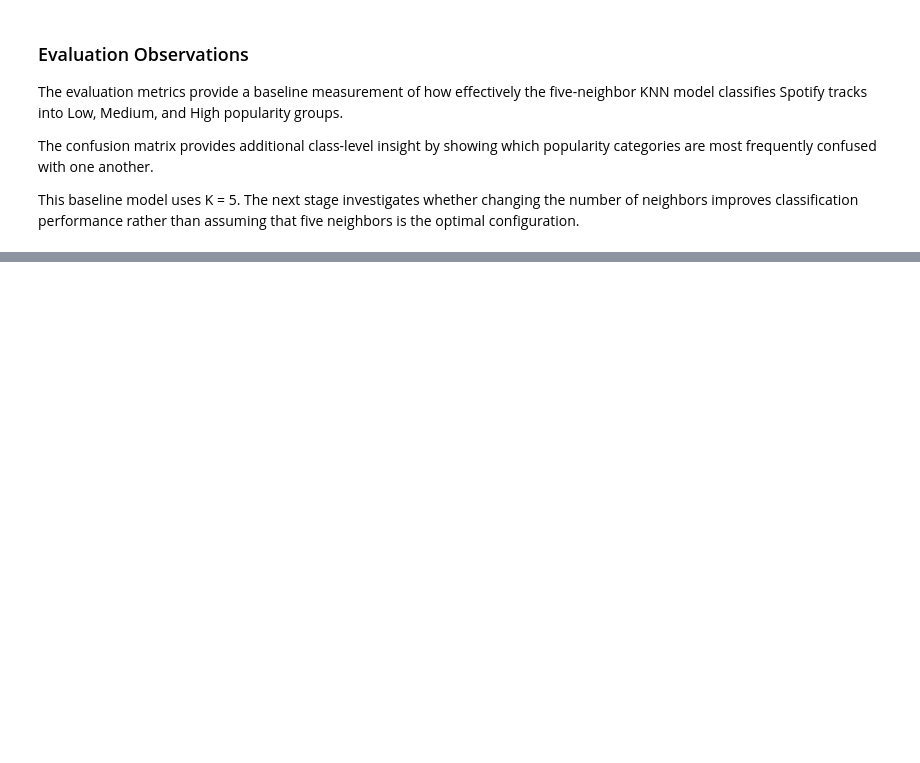
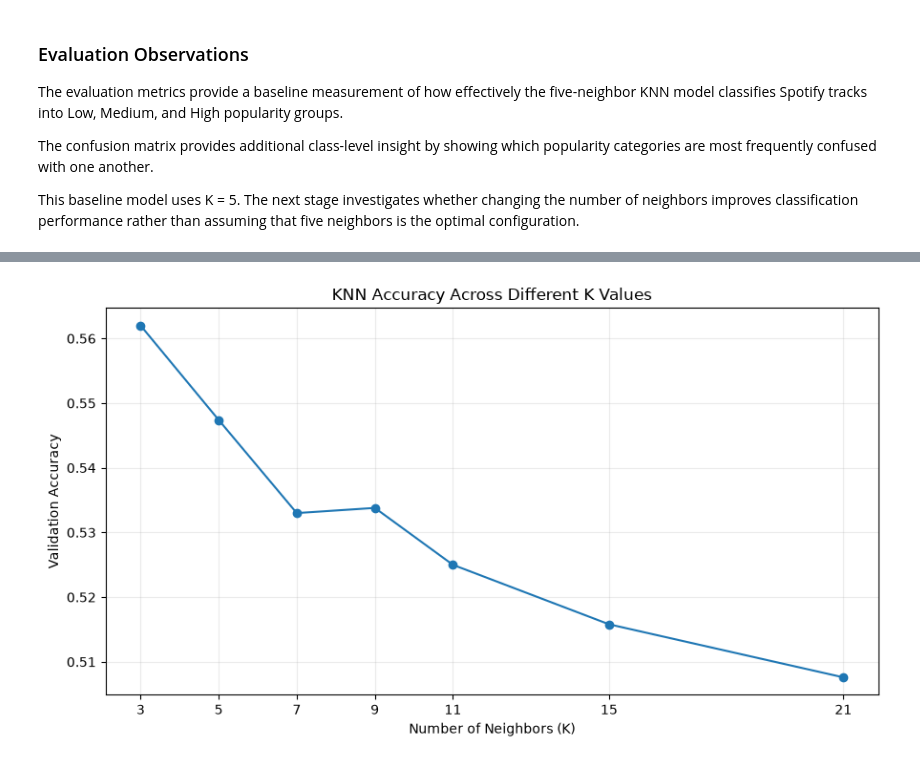
Before and after one commit to Pralishatripathy000/ml-knn, a Jupyter notebook: notebook.ipynb, the cells around one changed output, grey strips where cells are left out. Saved outputs shown, nothing was run; the diff lists cells and outputs as text; code cells hidden in the pictures; blank space fills up the shorter version.

Commit message:
Add K-value comparison and optimization

```diff
--- a/notebook.ipynb
+++ b/notebook.ipynb
@@ -1333,0 +1342,17 @@ This baseline model uses K = 5. The next stage investigates whether changing the
+# %%
+# Create a reproducible validation subset for efficient K-value comparison
+
+rng = np.random.RandomState(42)
+
+validation_size = min(5000, len(X_test_scaled))
+
+validation_indices = rng.choice(
+    len(X_test_scaled),
+    size=validation_size,
+    replace=False
+)
+
+X_validation = X_test_scaled[validation_indices]
+y_validation = y_test.iloc[validation_indices]
+
+print("Validation samples:", len(y_validation))
@@ -1333,0 +1421,25 @@ This baseline model uses K = 5. The next stage investigates whether changing the
+# %%
+# Visualize how classification accuracy changes with K
+
+plt.figure(figsize=(9, 5))
+
+plt.plot(
+    k_comparison["K"],
+    k_comparison["Accuracy"],
+    marker="o"
+)
+
+plt.title("KNN Accuracy Across Different K Values")
+plt.xlabel("Number of Neighbors (K)")
+plt.ylabel("Validation Accuracy")
+plt.xticks(k_values)
+plt.grid(alpha=0.25)
+
+plt.tight_layout()
+plt.savefig(
+    "outputs/figures/k_vs_accuracy.png",
+    dpi=300
+)
+plt.show()
+# %% [output]
+[figure, added]
```
Also changed, not shown: parts of 8 cells of this notebook, 3 other files.
